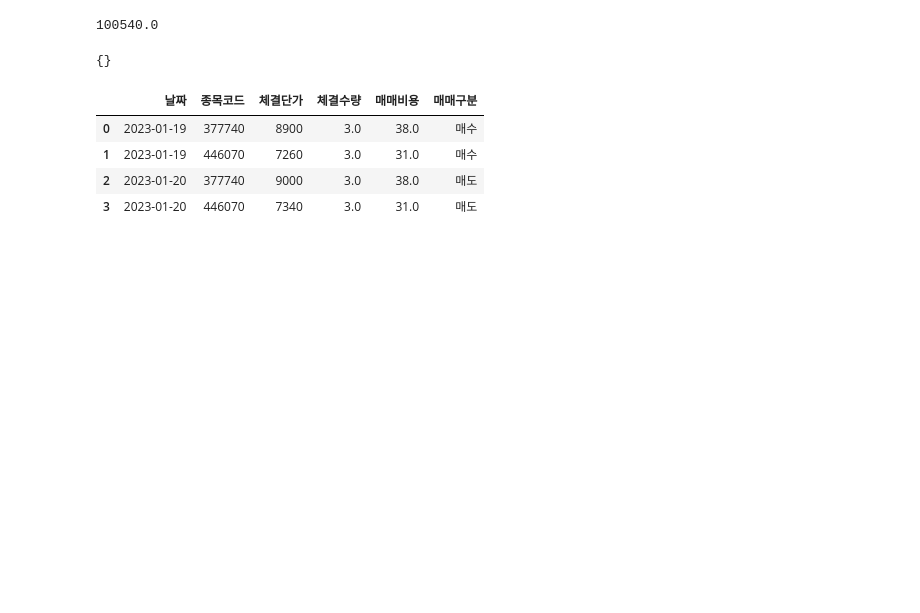
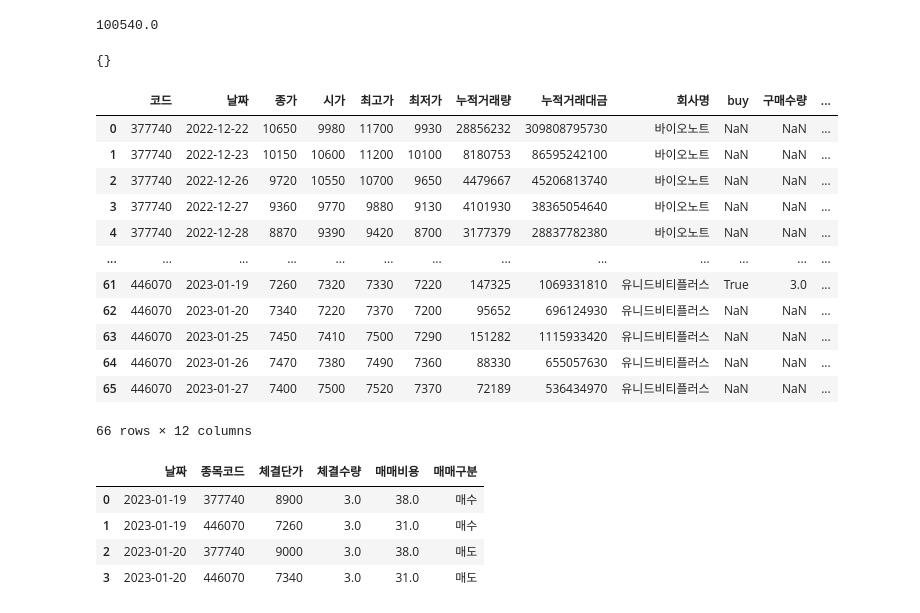
Before and after one commit to eseom31/Kis_Api_test, a Jupyter notebook: main_test.ipynb, the cells around one changed output. Saved outputs shown, nothing was run; the diff lists cells and outputs as text; code cells hidden in the pictures; blank space fills up the shorter version.

```diff
--- a/main_test.ipynb
+++ b/main_test.ipynb
@@ -49,6 +50,22 @@ bt.MONEY
 bt.ASSET
 # %% [output]
 {}
+# %%
+df
+# %% [output]
+|  | 코드 | 날짜 | 종가 | 시가 | 최고가 | 최저가 | 누적거래량 | 누적거래대금 | 회사명 | buy | 구매수량 | ... |
+| 0 | 377740 | 2022-12-22 | 10650 | 9980 | 11700 | 9930 | 28856232 | 309808795730 | 바이오노트 | NaN | NaN | ... |
+| 1 | 377740 | 2022-12-23 | 10150 | 10600 | 11200 | 10100 | 8180753 | 86595242100 | 바이오노트 | NaN | NaN | ... |
+| 2 | 377740 | 2022-12-26 | 9720 | 10550 | 10700 | 9650 | 4479667 | 45206813740 | 바이오노트 | NaN | NaN | ... |
+| 3 | 377740 | 2022-12-27 | 9360 | 9770 | 9880 | 9130 | 4101930 | 38365054640 | 바이오노트 | NaN | NaN | ... |
+| 4 | 377740 | 2022-12-28 | 8870 | 9390 | 9420 | 8700 | 3177379 | 28837782380 | 바이오노트 | NaN | NaN | ... |
+| ... | ... | ... | ... | ... | ... | ... | ... | ... | ... | ... | ... | ... |
+| 61 | 446070 | 2023-01-19 | 7260 | 7320 | 7330 | 7220 | 147325 | 1069331810 | 유니드비티플러스 | True | 3.0 | ... |
+| 62 | 446070 | 2023-01-20 | 7340 | 7220 | 7370 | 7200 | 95652 | 696124930 | 유니드비티플러스 | NaN | NaN | ... |
+| 63 | 446070 | 2023-01-25 | 7450 | 7410 | 7500 | 7290 | 151282 | 1115933420 | 유니드비티플러스 | NaN | NaN | ... |
+| 64 | 446070 | 2023-01-26 | 7470 | 7380 | 7490 | 7360 | 88330 | 655057630 | 유니드비티플러스 | NaN | NaN | ... |
+| 65 | 446070 | 2023-01-27 | 7400 | 7500 | 7520 | 7370 | 72189 | 536434970 | 유니드비티플러스 | NaN | NaN | ... |
+66 rows × 12 columns
 # %%
 bt.JOUNAL
 # %% [output]
```
Also changed, not shown: parts of 3 cells of this notebook, 1 other file.
